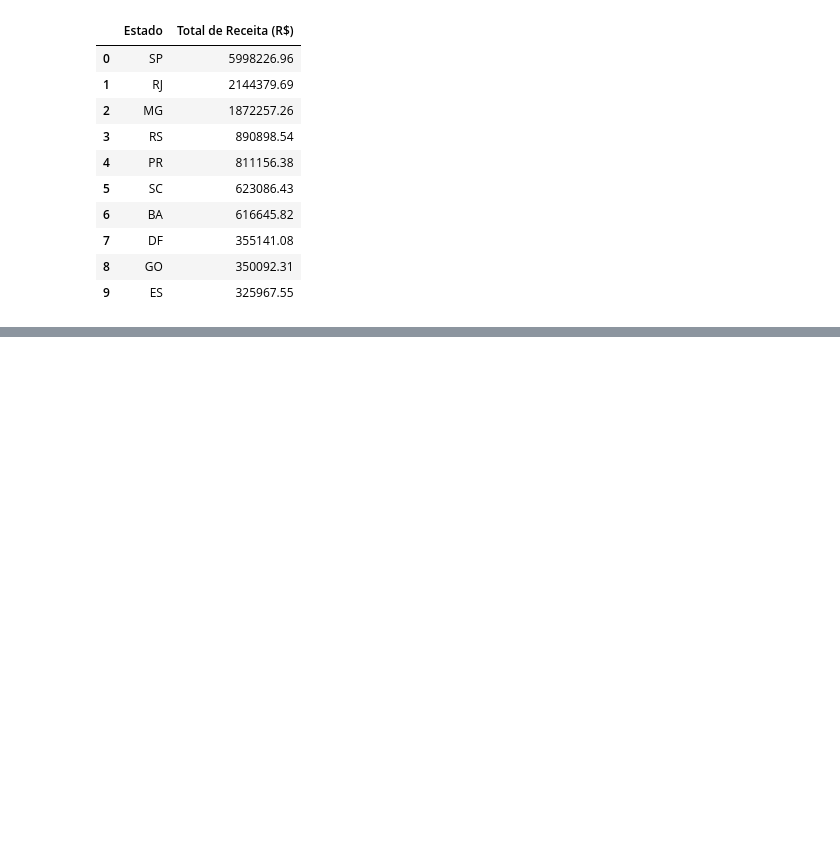
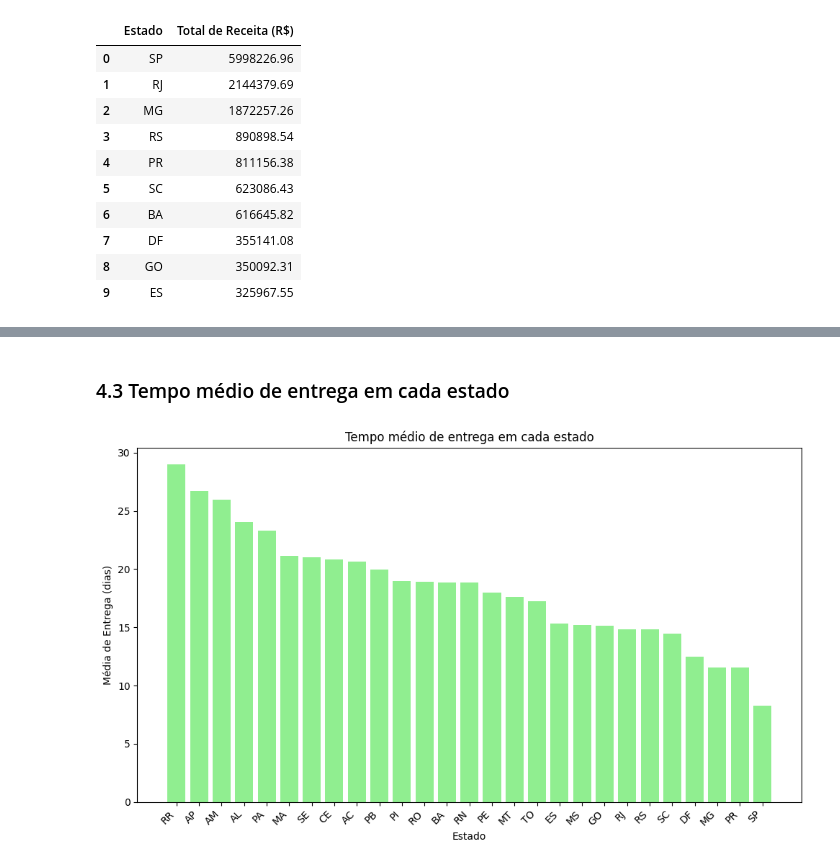
Before and after one commit to drdml/insights-olist, a Jupyter notebook: análise_exploratória.ipynb, the cells around one changed output, grey strips where cells are left out. Drawn from its saved outputs; the diff is of its cells as text; code cells hidden in the pictures; blank space fills up the shorter version.

```diff
--- a/análise_exploratória.ipynb
+++ b/análise_exploratória.ipynb
@@ -337,0 +393,13 @@ estados_com_mais_atrasos
+# %% [markdown]
+### 4.3 Tempo médio de entrega em cada estado
+# %%
+plt.figure(figsize=(10, 6))
+plt.bar(media_entrega_por_estado['Estado'], media_entrega_por_estado['Média de Entrega (dias)'], color='lightgreen')
+plt.title('Tempo médio de entrega em cada estado')
+plt.xlabel('Estado')
+plt.ylabel('Média de Entrega (dias)')
+plt.xticks(rotation=45, ha='right')
+plt.tight_layout()
+plt.show()
+# %% [output]
+[figure, added]
```
Also changed, not shown: parts of 22 cells of this notebook.
